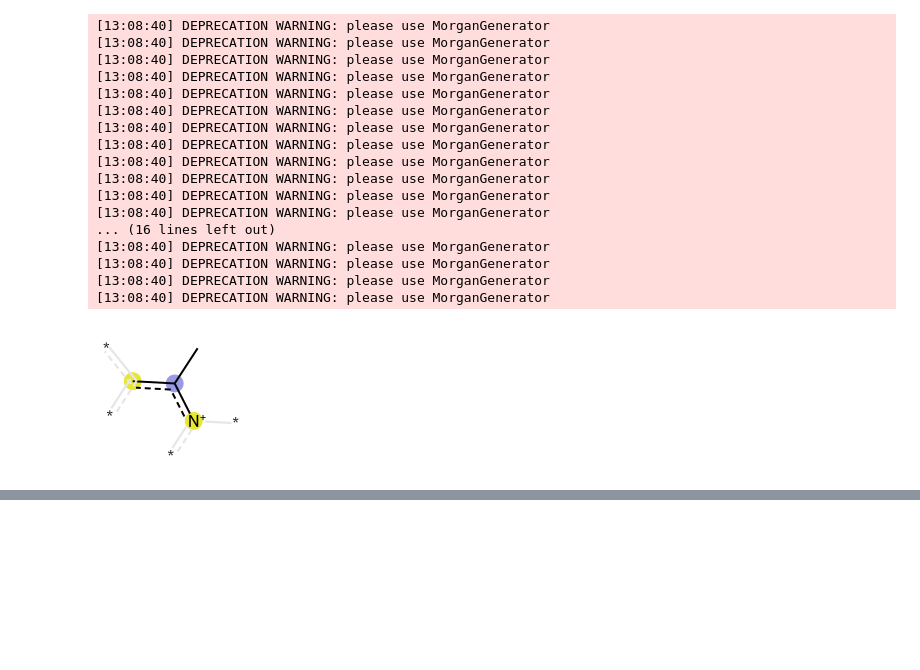
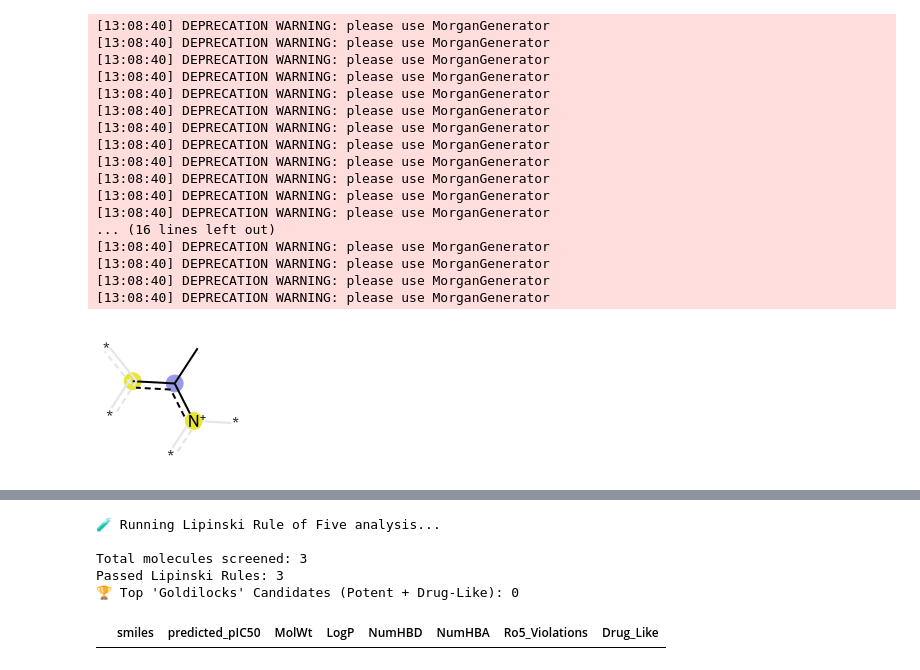
Before and after one commit to eesa3372/Cheminformatics-Learning, a Jupyter notebook: CheminformaticsLearning.ipynb, the cells around one changed output, grey strips where cells are left out. Saved outputs shown, nothing was run; the diff lists cells and outputs as text; code cells hidden in the pictures; blank space fills up the shorter version.

```diff
--- a/CheminformaticsLearning.ipynb
+++ b/CheminformaticsLearning.ipynb
@@ -1389,0 +1634,62 @@ else:
+# %%
+import pandas as pd
+from rdkit import Chem
+from rdkit.Chem import Descriptors
+
+print("🧪 Running Lipinski Rule of Five analysis...")
+
+# 1. Load your predictions
+df = pd.read_csv('predictions_output.csv')
+
+# 2. Define the Lipinski calculation function
+def calculate_lipinski(smiles):
+    mol = Chem.MolFromSmiles(smiles)
+    if mol is None:
+        return None, None, None, None
+
+    mol_wt = Descriptors.MolWt(mol)
+    log_p = Descriptors.MolLogP(mol)
+    num_hbd = Descriptors.NumHDonors(mol)
+    num_hba = Descriptors.NumHAcceptors(mol)
+
+    return mol_wt, log_p, num_hbd, num_hba
+
+# 3. Apply the function to your dataset
+df[['MolWt', 'LogP', 'NumHBD', 'NumHBA']] = df['smiles'].apply(
+    lambda x: pd.Series(calculate_lipinski(x))
+)
+
+# 4. Determine if each molecule passes or fails
+# A molecule "fails" if it violates MORE THAN ONE rule (standard industry practice)
+def check_violations(row):
+    violations = 0
+    if row['MolWt'] > 500: violations += 1
+    if row['LogP'] > 5: violations += 1
+    if row['NumHBD'] > 5: violations += 1
+    if row['NumHBA'] > 10: violations += 1
+    return violations
+
+df['Ro5_Violations'] = df.apply(check_violations, axis=1)
+df['Drug_Like'] = df['Ro5_Violations'] <= 1 # Allow up to 1 violation
+
+# 5. Filter for the "Goldilocks" compounds: High Potency AND Drug-Like
+# Let's say we only want compounds with a predicted pIC50 > 6.0
+goldilocks_hits = df[(df['Drug_Like'] == True) & (df['predicted_pIC50'] >= 6.0)]
+
+# Sort by predicted potency
+goldilocks_hits = goldilocks_hits.sort_values('predicted_pIC50', ascending=False)
+
+print(f"\nTotal molecules screened: {len(df)}")
+print(f"Passed Lipinski Rules: {len(df[df['Drug_Like'] == True])}")
+print(f"🏆 Top 'Goldilocks' Candidates (Potent + Drug-Like): {len(goldilocks_hits)}")
+
+# Save the final list for the synthesis team!
+goldilocks_hits.to_csv('final_synthesis_candidates.csv', index=False)
+display(goldilocks_hits.head())
+# %% [output]
+🧪 Running Lipinski Rule of Five analysis...
+
+Total molecules screened: 3
+Passed Lipinski Rules: 3
+🏆 Top 'Goldilocks' Candidates (Potent + Drug-Like): 0
+|  | smiles | predicted_pIC50 | MolWt | LogP | NumHBD | NumHBA | Ro5_Violations | Drug_Like |
```
Also changed, not shown: parts of 7 cells of this notebook.
